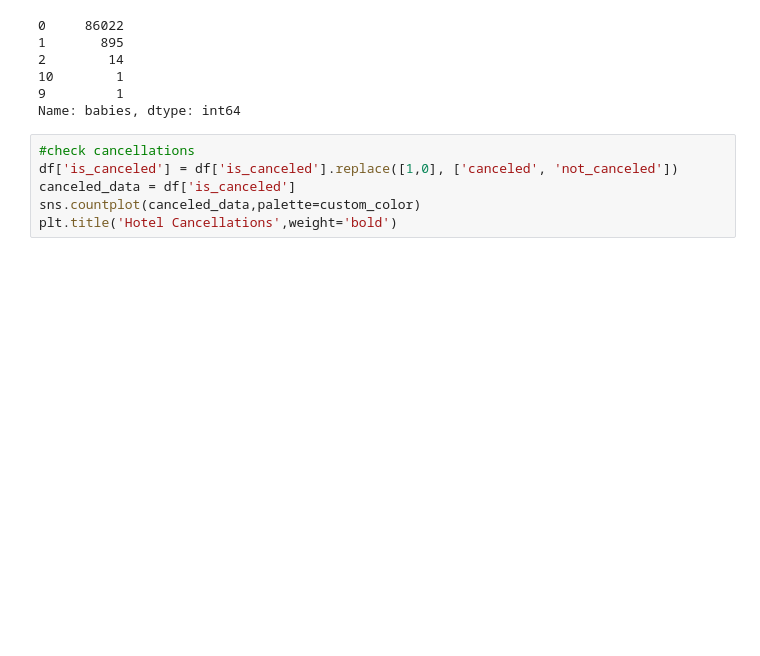
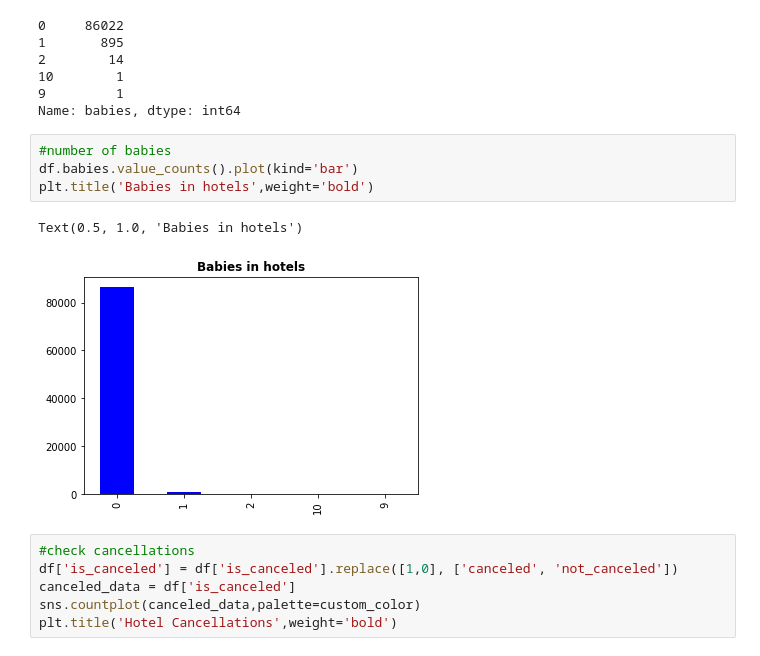
Before and after one commit to kiplangat-david/Hotel-Booking-Demand, a Jupyter notebook: Team_Balland_Colab_Notebook.ipynb, the cells around one changed output. Drawn from its saved outputs; the diff is of its cells as text; blank space fills up the shorter version.

```diff
--- a/Team_Balland_Colab_Notebook.ipynb
+++ b/Team_Balland_Colab_Notebook.ipynb
@@ -397,6 +466,13 @@ df.babies.value_counts()
 10        1
 9         1
 Name: babies, dtype: int64
+# %%
+#number of babies
+df.babies.value_counts().plot(kind='bar')
+plt.title('Babies in hotels',weight='bold')
+# %% [output]
+Text(0.5, 1.0, 'Babies in hotels')
+[figure, added]
 # %%
 #check cancellations
 df['is_canceled'] = df['is_canceled'].replace([1,0], ['canceled', 'not_canceled'])
```
Also changed, not shown: parts of 20 cells of this notebook.
